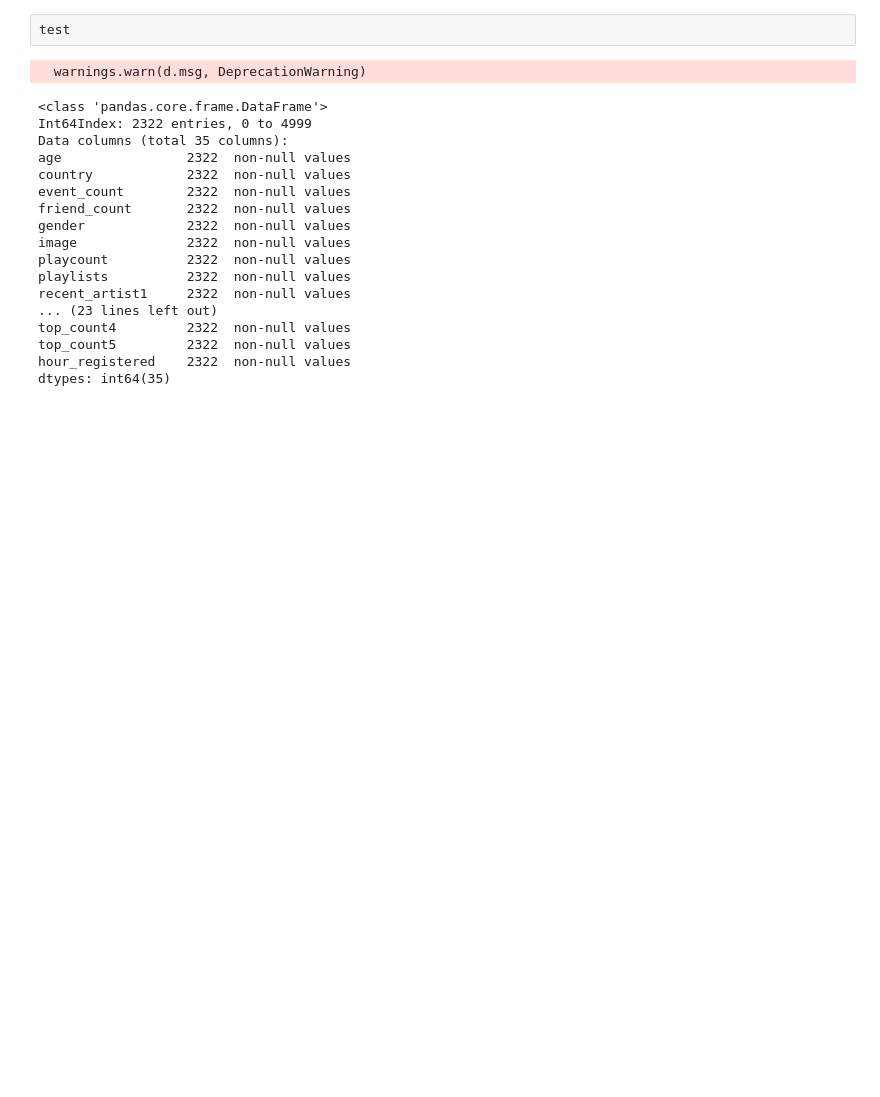
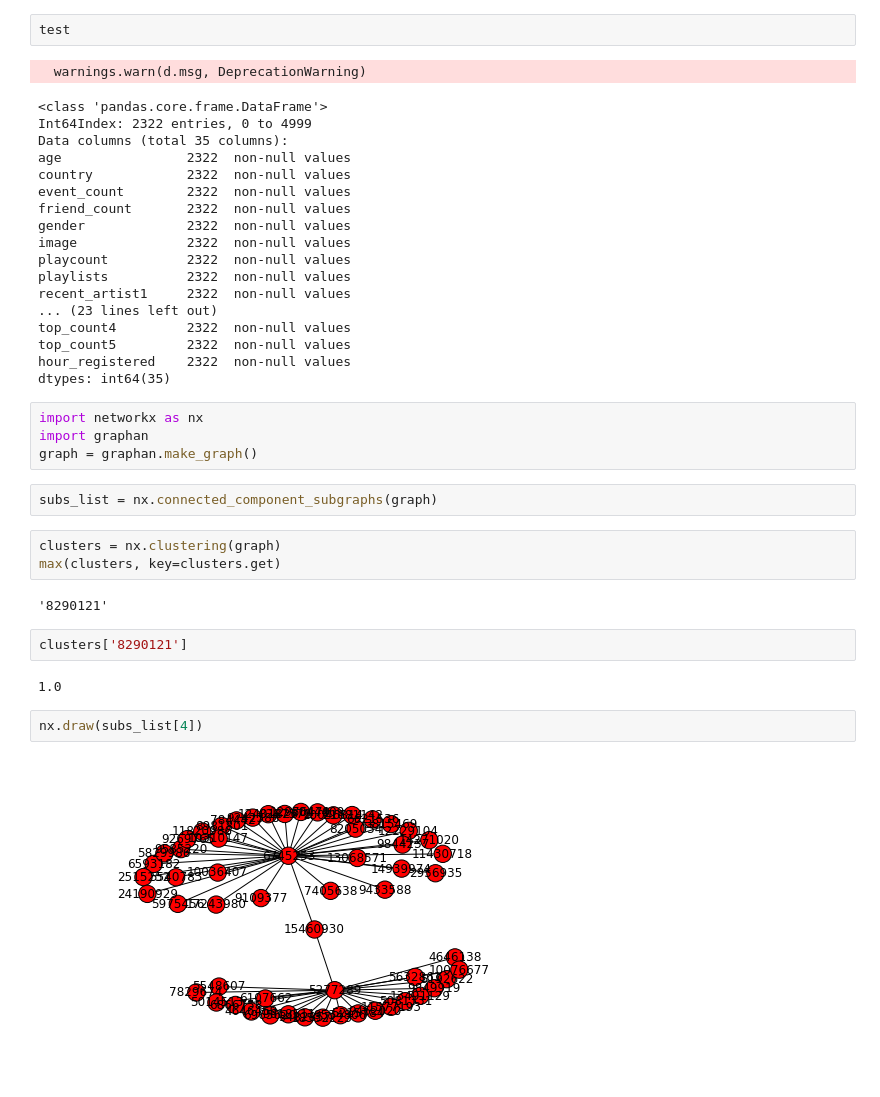
Before and after one commit to paulsef/zipfianpersonalproject, a Jupyter notebook: Untitled0.ipynb, the cells around one changed output. Saved outputs shown, nothing was run; the diff lists cells and outputs as text; blank space fills up the shorter version.

Commit message:
added graph analysis, adding friends who subscriber feature

```diff
--- a/Untitled0.ipynb
+++ b/Untitled0.ipynb
@@ -115,3 +115,22 @@ top_count4         2322  non-null values
 top_count5         2322  non-null values
 hour_registered    2322  non-null values
 dtypes: int64(35)
+# %%
+import networkx as nx
+import graphan
+graph = graphan.make_graph()
+# %%
+subs_list = nx.connected_component_subgraphs(graph)
+# %%
+clusters = nx.clustering(graph)
+max(clusters, key=clusters.get)
+# %% [output]
+'8290121'
+# %%
+clusters['8290121']
+# %% [output]
+1.0
+# %%
+nx.draw(subs_list[4])
+# %% [output]
+[figure, added]
```
Also changed, not shown: parts of 1 cell of this notebook, 5 other files.
